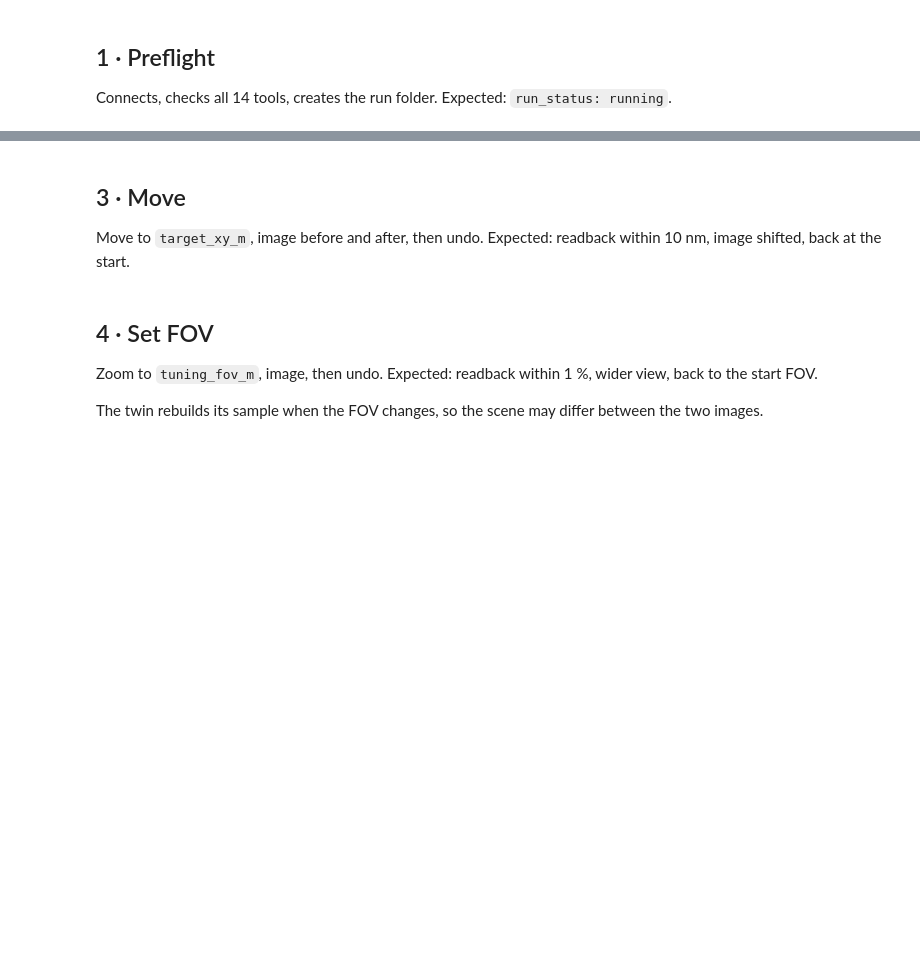
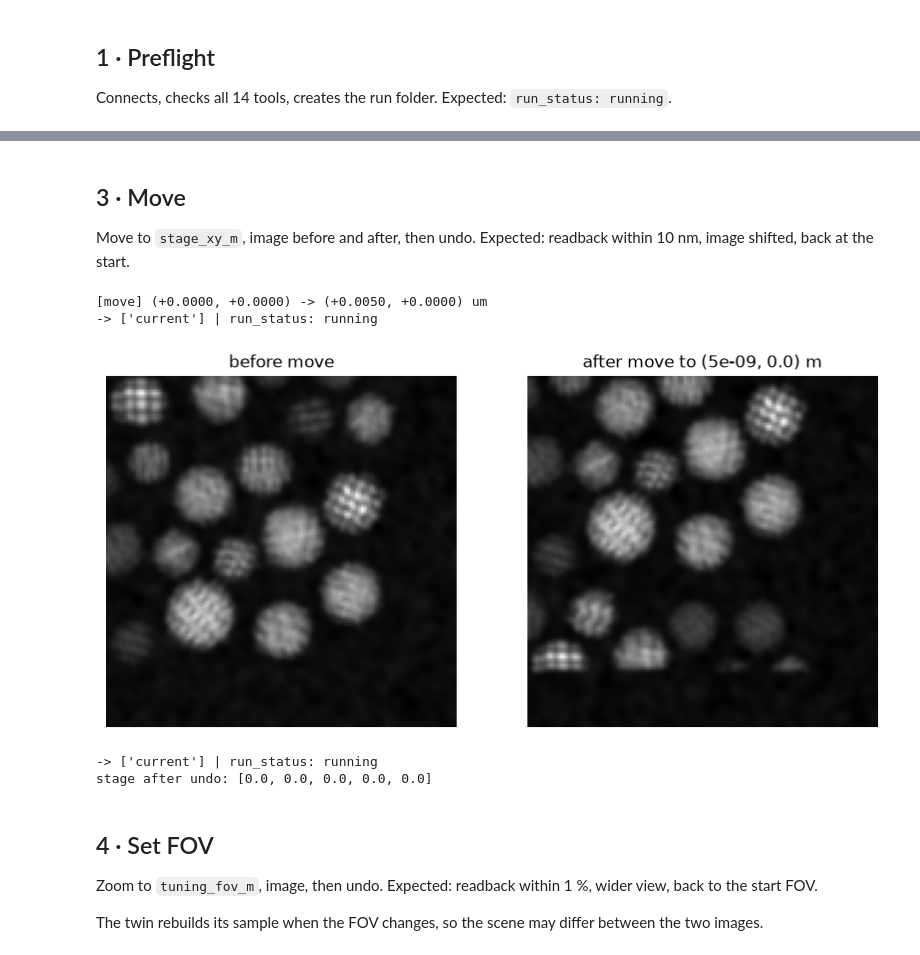
Before and after one commit to Slautin/STEM_Particle_Analysis, a Jupyter notebook: notebooks/01_nodes_instrument.ipynb, the cells around one changed output, grey strips where cells are left out. Cells and saved outputs as stored; diff of their text form; code cells hidden in the pictures; blank space fills up the shorter version.

```diff
--- a/notebooks/01_nodes_instrument.ipynb
+++ b/notebooks/01_nodes_instrument.ipynb
@@ -9,11 +9,11 @@ Block 1 check: run each instrument node alone on a hand-made state — preflight
 
 Each node returns only what it changed; `apply` merges it into a **new** state dict, so a saved `before` state stays as it was (needed for undo).
 # %%
-TARGET = "twin"   # "twin" or "real"
+INSTRUMENT = "real"   # "twin" or "real"
 
 SETTINGS = {
-    "target": TARGET,
-    "target_xy_m": (5e-9, 0.0),     # move node: stage x, y (twin repeats every FOV: avoid multiples of it)
+    "instrument": INSTRUMENT,
+    "stage_xy_m": (5e-9, 0.0),     # move node: stage x, y (twin repeats every FOV: avoid multiples of it)
     "tuning_fov_m": 40e-9,          # set_fov node (the twin fails at 50 / 100 / 200 nm)
     "run_tag": "block1",
 }
@@ -26,7 +26,7 @@ from IPython.display import Image
 from scipy import ndimage as ndi
 from skimage.filters import threshold_otsu
 
-from stem_agent.config import TARGETS
+from stem_agent.config import INSTRUMENTS
 from stem_agent.data import tiled_io
 from stem_agent.mcp import session
 from stem_agent.nodes import common
@@ -35,14 +35,14 @@ from stem_agent.nodes.move_stage_node import move_stage_node, undo_move
 from stem_agent.nodes.overview_node import overview_node
 from stem_agent.nodes.preflight_node import preflight_node
 from stem_agent.nodes.set_fov_node import set_fov_node, undo_fov
-from stem_agent.nodes.status_node import status_end_node, status_start_node
+from stem_agent.nodes.status_node import status_node
 
 
 def apply(state, update):
     """Merge a node's update into a new state dict."""
     print("->", sorted(update), "| run_status:", update.get("run_status", state.get("run_status")))
-    if "errors" in update:
-        print("ERROR:", update["errors"])
+    if "error" in update:
+        print("ERROR:", update["error"])
     return {**state, **update}
 
 
@@ -59,3 +59,4 @@ def show(images, titles, points=None):
 
 
 state = {"settings": SETTINGS}
+state
@@ -70,5 +80,5 @@ state["run"]["run_dir"]
 Expected on the twin: `ready: True`, all devices `ON`, warnings only for fields the twin does not report.
 # %%
-state = apply(state, await status_start_node(state))
-snap = state["start"]
+state = apply(state, await status_node(state))
+snap = state["snapshots"][0]
 {key: snap[key] for key in ("stage", "fov_m", "stem_mode", "devices", "ready", "problems", "warnings")}
@@ -75,16 +107,22 @@ snap = state["start"]
 # %% [markdown]
 ## 3 · Move
-Move to `target_xy_m`, image before and after, then undo. Expected: readback within 10 nm, image shifted, back at the start.
+Move to `stage_xy_m`, image before and after, then undo. Expected: readback within 10 nm, image shifted, back at the start.
 # %%
 _, image_before = await common.acquire_haadf()
 before = state
 state = apply(state, await move_stage_node(state))
 _, image_after = await common.acquire_haadf()
-show([image_before, image_after], ["before move", f"after move to {SETTINGS['target_xy_m']} m"])
+show([image_before, image_after], ["before move", f"after move to {SETTINGS['stage_xy_m']} m"])
 
 await undo_move(before)
 state = apply(state, {"current": {**state["current"], "stage": await common.get_stage()}})
 print("stage after undo:", state["current"]["stage"])
+# %% [output]
+[move] (+0.0000, +0.0000) -> (+0.0050, +0.0000) um
+-> ['current'] | run_status: running
+[figure, added]
+-> ['current'] | run_status: running
+stage after undo: [0.0, 0.0, 0.0, 0.0, 0.0]
 # %% [markdown]
 ## 4 · Set FOV
 Zoom to `tuning_fov_m`, image, then undo. Expected: readback within 1 %, wider view, back to the start FOV.
```
Also changed, not shown: parts of 14 cells of this notebook, 37 other files.
